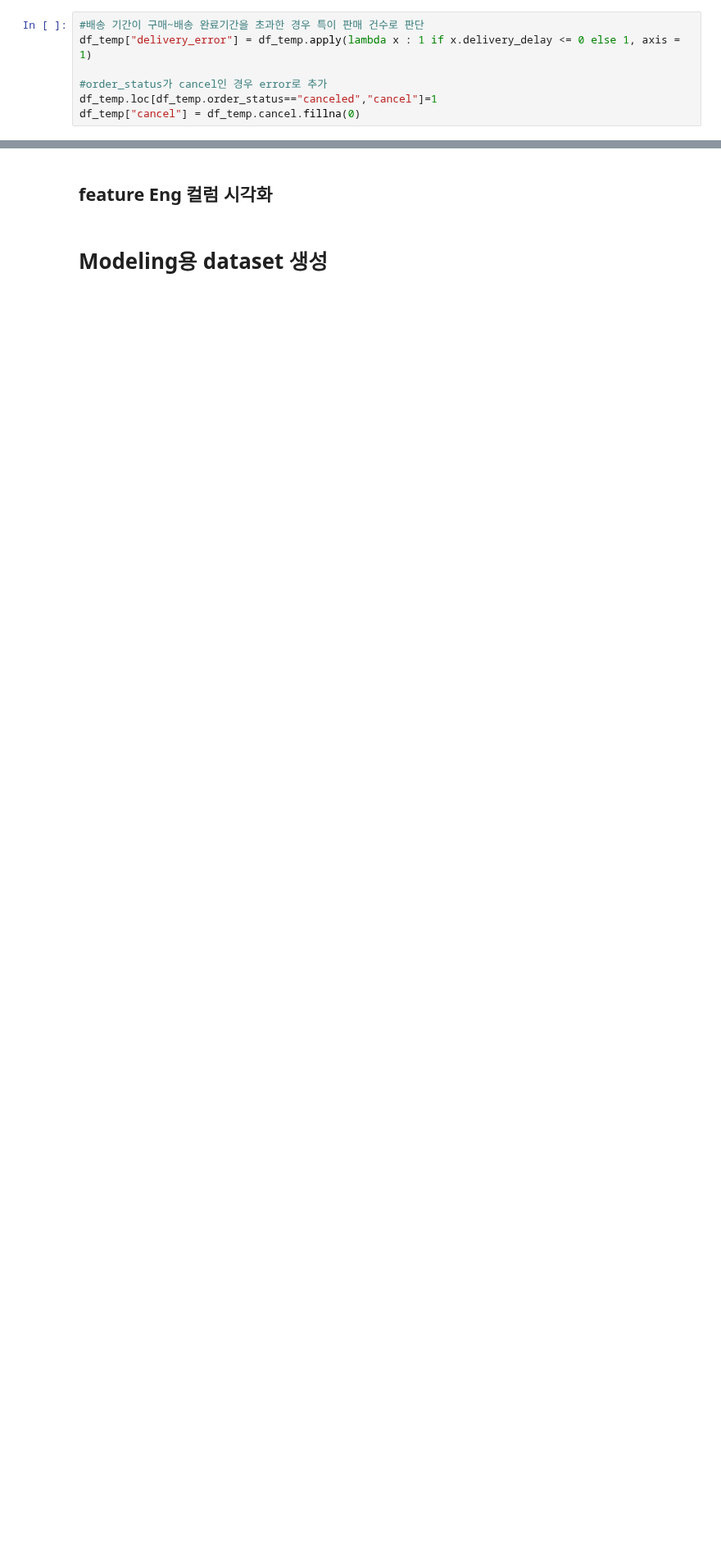
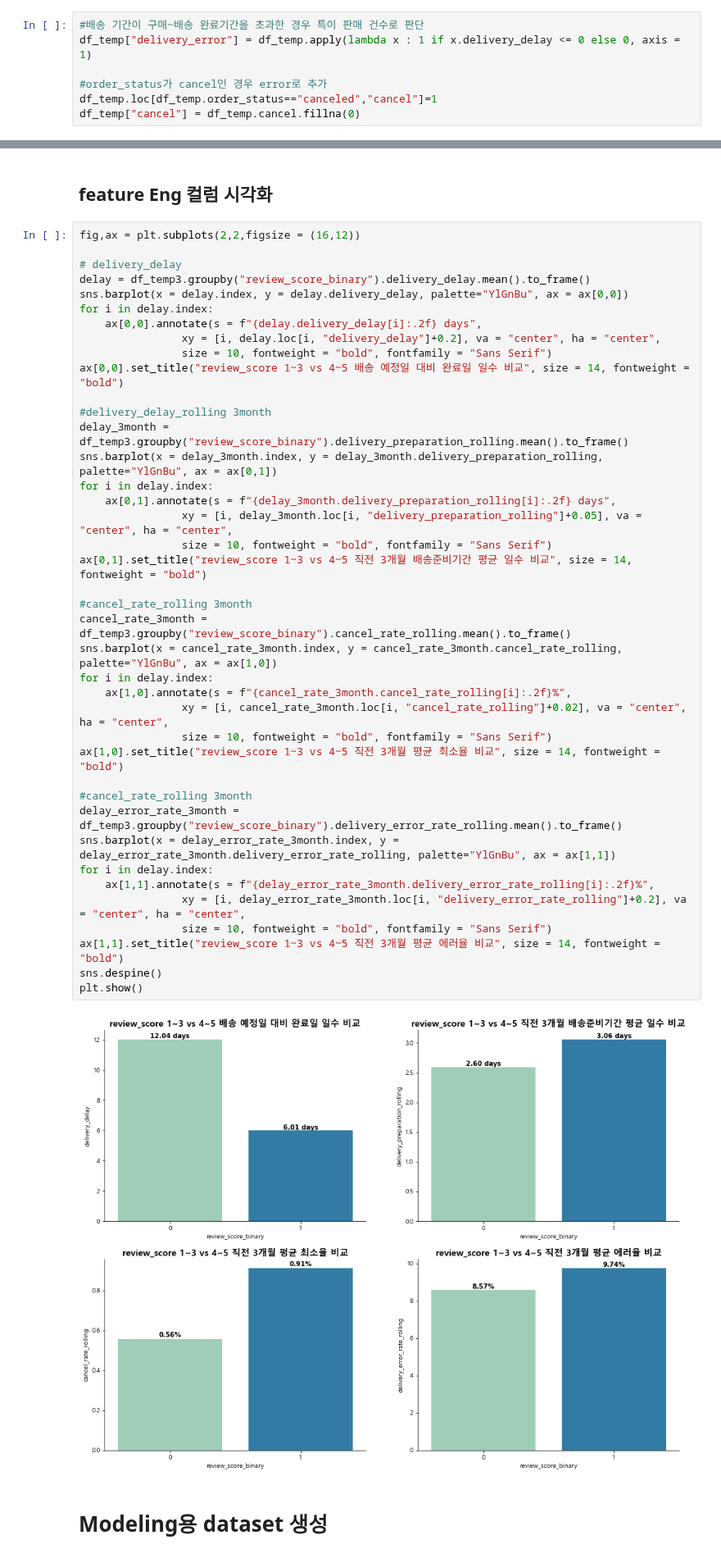
Before and after one commit to changyong93/project_Brazilian-E-Commerce-Public-Dataset-by-Olist, a Jupyter notebook: preprocessing and feature engineering.ipynb, the cells around one changed output, grey strips where cells are left out. Shown at 82% size. Cells and saved outputs as stored; diff of their text form; blank space fills up the shorter version.

```diff
--- a/preprocessing and feature engineering.ipynb
+++ b/preprocessing and feature engineering.ipynb
@@ -1321,7 +1321,7 @@ df_temp["delivery_preparation"] = (df_temp.order_delivered_carrier_date -  df_te
 - 배송 완료일자가 예정일차를 초과한 경우 이상 건수로 판단
 # %%
 #배송 기간이 구매~배송 완료기간을 초과한 경우 특이 판매 건수로 판단
-df_temp["delivery_error"] = df_temp.apply(lambda x : 1 if x.delivery_delay <= 0 else 1, axis = 1)
+df_temp["delivery_error"] = df_temp.apply(lambda x : 1 if x.delivery_delay <= 0 else 0, axis = 1)
 
 #order_status가 cancel인 경우 error로 추가
 df_temp.loc[df_temp.order_status=="canceled","cancel"]=1
@@ -1460,5 +1454,47 @@ df_temp3.head(2)
 # %% [markdown]
 ## feature Eng 컬럼 시각화
+# %%
+fig,ax = plt.subplots(2,2,figsize = (16,12))
+
+# delivery_delay
+delay = df_temp3.groupby("review_score_binary").delivery_delay.mean().to_frame()
+sns.barplot(x = delay.index, y = delay.delivery_delay, palette="YlGnBu", ax = ax[0,0])
+for i in delay.index:
+    ax[0,0].annotate(s = f"{delay.delivery_delay[i]:.2f} days",
+                xy = [i, delay.loc[i, "delivery_delay"]+0.2], va = "center", ha = "center",
+                size = 10, fontweight = "bold", fontfamily = "Sans Serif")
+ax[0,0].set_title("review_score 1~3 vs 4~5 배송 예정일 대비 완료일 일수 비교", size = 14, fontweight = "bold")
+
+#delivery_delay_rolling 3month
+delay_3month = df_temp3.groupby("review_score_binary").delivery_preparation_rolling.mean().to_frame()
+sns.barplot(x = delay_3month.index, y = delay_3month.delivery_preparation_rolling, palette="YlGnBu", ax = ax[0,1])
+for i in delay.index:
+    ax[0,1].annotate(s = f"{delay_3month.delivery_preparation_rolling[i]:.2f} days",
+                xy = [i, delay_3month.loc[i, "delivery_preparation_rolling"]+0.05], va = "center", ha = "center",
+                size = 10, fontweight = "bold", fontfamily = "Sans Serif")
+ax[0,1].set_title("review_score 1~3 vs 4~5 직전 3개월 배송준비기간 평균 일수 비교", size = 14, fontweight = "bold")
+
+#cancel_rate_rolling 3month
+cancel_rate_3month = df_temp3.groupby("review_score_binary").cancel_rate_rolling.mean().to_frame()
+sns.barplot(x = cancel_rate_3month.index, y = cancel_rate_3month.cancel_rate_rolling, palette="YlGnBu", ax = ax[1,0])
+for i in delay.index:
+    ax[1,0].annotate(s = f"{cancel_rate_3month.cancel_rate_rolling[i]:.2f}%",
+                xy = [i, cancel_rate_3month.loc[i, "cancel_rate_rolling"]+0.02], va = "center", ha = "center",
+                size = 10, fontweight = "bold", fontfamily = "Sans Serif")
+ax[1,0].set_title("review_score 1~3 vs 4~5 직전 3개월 평균 최소율 비교", size = 14, fontweight = "bold")
+
+#cancel_rate_rolling 3month
+delay_error_rate_3month = df_temp3.groupby("review_score_binary").delivery_error_rate_rolling.mean().to_frame()
+sns.barplot(x = delay_error_rate_3month.index, y = delay_error_rate_3month.delivery_error_rate_rolling, palette="YlGnBu", ax = ax[1,1])
+for i in delay.index:
+    ax[1,1].annotate(s = f"{delay_error_rate_3month.delivery_error_rate_rolling[i]:.2f}%",
+                xy = [i, delay_error_rate_3month.loc[i, "delivery_error_rate_rolling"]+0.2], va = "center", ha = "center",
+                size = 10, fontweight = "bold", fontfamily = "Sans Serif")
+ax[1,1].set_title("review_score 1~3 vs 4~5 직전 3개월 평균 에러율 비교", size = 14, fontweight = "bold")
+sns.despine()
+plt.show()
+# %% [output]
+[figure, added]
 # %% [markdown]
 # Modeling용 dataset 생성
 # %%
```
Also changed, not shown: parts of 2 cells of this notebook.
